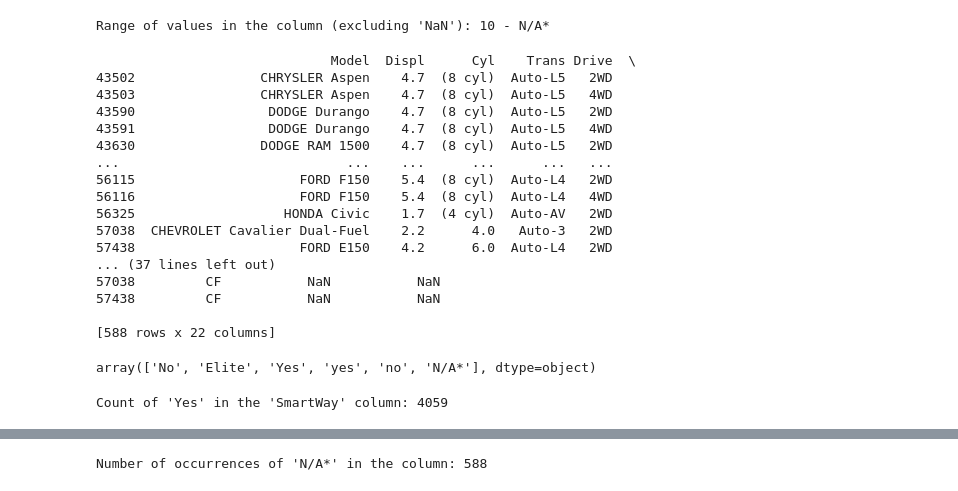
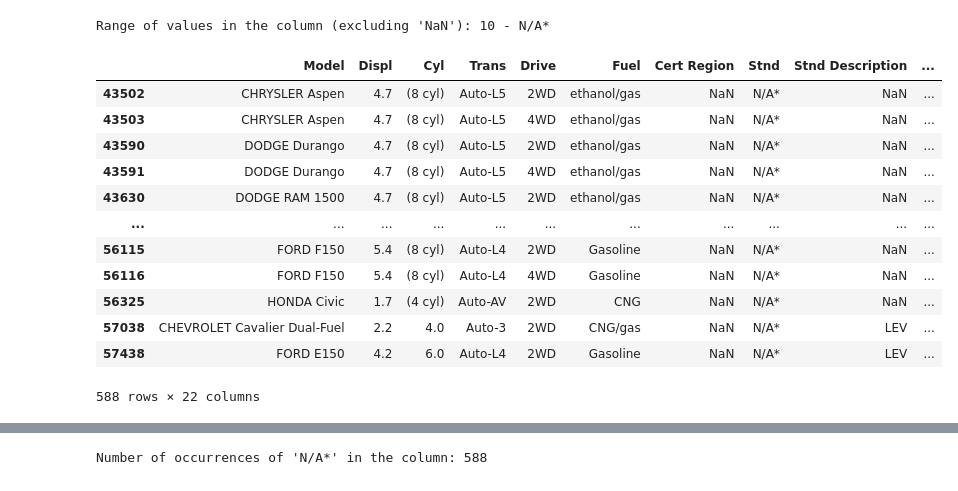
Before and after one commit to 4GeeksAcademy/World-Data-Final-Project, a Jupyter notebook: src/exploreLK0503.ipynb, the cells around one changed output, grey strips where cells are left out. Drawn from its saved outputs; the diff is of its cells as text; code cells hidden in the pictures.

```diff
--- a/src/exploreLK0503.ipynb
+++ b/src/exploreLK0503.ipynb
@@ -386,40 +360,25 @@ Range of values in the column (excluding 'NaN'): 10 - N/A*
 # %%
 max_city_mpg = filtered_data_2["City MPG"].max()
 
 # Filter rows where "City MPG" column has the maximum value
 max_city_mpg_rows = filtered_data_2[filtered_data_2["City MPG"] == max_city_mpg]
 
 # Print the rows
-print(max_city_mpg_rows)
+max_city_mpg_rows
 # %% [output]
+|  | Model | Displ | Cyl | Trans | Drive | Fuel | Cert Region | Stnd | Stnd Description | ... |
+| 43502 | CHRYSLER Aspen | 4.7 | (8 cyl) | Auto-L5 | 2WD | ethanol/gas | NaN | N/A* | NaN | ... |
+| 43503 | CHRYSLER Aspen | 4.7 | (8 cyl) | Auto-L5 | 4WD | ethanol/gas | NaN | N/A* | NaN | ... |
+| 43590 | DODGE Durango | 4.7 | (8 cyl) | Auto-L5 | 2WD | ethanol/gas | NaN | N/A* | NaN | ... |
+| 43591 | DODGE Durango | 4.7 | (8 cyl) | Auto-L5 | 4WD | ethanol/gas | NaN | N/A* | NaN | ... |
+| 43630 | DODGE RAM 1500 | 4.7 | (8 cyl) | Auto-L5 | 2WD | ethanol/gas | NaN | N/A* | NaN | ... |
+| ... | ... | ... | ... | ... | ... | ... | ... | ... | ... | ... |
+| 56115 | FORD F150 | 5.4 | (8 cyl) | Auto-L4 | 2WD | Gasoline | NaN | N/A* | NaN | ... |
+| 56116 | FORD F150 | 5.4 | (8 cyl) | Auto-L4 | 4WD | Gasoline | NaN | N/A* | NaN | ... |
+| 56325 | HONDA Civic | 1.7 | (4 cyl) | Auto-AV | 2WD | CNG | NaN | N/A* | NaN | ... |
+| 57038 | CHEVROLET Cavalier Dual-Fuel | 2.2 | 4.0 | Auto-3 | 2WD | CNG/gas | NaN | N/A* | LEV | ... |
+| 57438 | FORD E150 | 4.2 | 6.0 | Auto-L4 | 2WD | Gasoline | NaN | N/A* | LEV | ... |
-                              Model  Displ      Cyl    Trans Drive  \
-43502                CHRYSLER Aspen    4.7  (8 cyl)  Auto-L5   2WD
-43503                CHRYSLER Aspen    4.7  (8 cyl)  Auto-L5   4WD
-43590                 DODGE Durango    4.7  (8 cyl)  Auto-L5   2WD
-43591                 DODGE Durango    4.7  (8 cyl)  Auto-L5   4WD
-43630                DODGE RAM 1500    4.7  (8 cyl)  Auto-L5   2WD
-...                             ...    ...      ...      ...   ...
-56115                     FORD F150    5.4  (8 cyl)  Auto-L4   2WD
-56116                     FORD F150    5.4  (8 cyl)  Auto-L4   4WD
-56325                   HONDA Civic    1.7  (4 cyl)  Auto-AV   2WD
-57038  CHEVROLET Cavalier Dual-Fuel    2.2      4.0   Auto-3   2WD
-57438                     FORD E150    4.2      6.0  Auto-L4   2WD
-... (37 lines left out)
-57038         CF           NaN           NaN
-57438         CF           NaN           NaN
-
-[588 rows x 22 columns]
+588 rows × 22 columns
-# %%
-merged_data["SmartWay"].unique()
-# %% [output]
-array(['No', 'Elite', 'Yes', 'yes', 'no', 'N/A*'], dtype=object)
-# %%
-smartway_yes_count = merged_data[merged_data["SmartWay"] == 'Yes'].shape[0]
-
-# Print the count
-print("Count of 'Yes' in the 'SmartWay' column:", smartway_yes_count)
-# %% [output]
-Count of 'Yes' in the 'SmartWay' column: 4059
 # %%
 Fuel_hybrid_rows = merged_data[merged_data["Fuel"] == "Gasoline/Electricity"]
 
```
Also changed, not shown: parts of 30 cells of this notebook.
